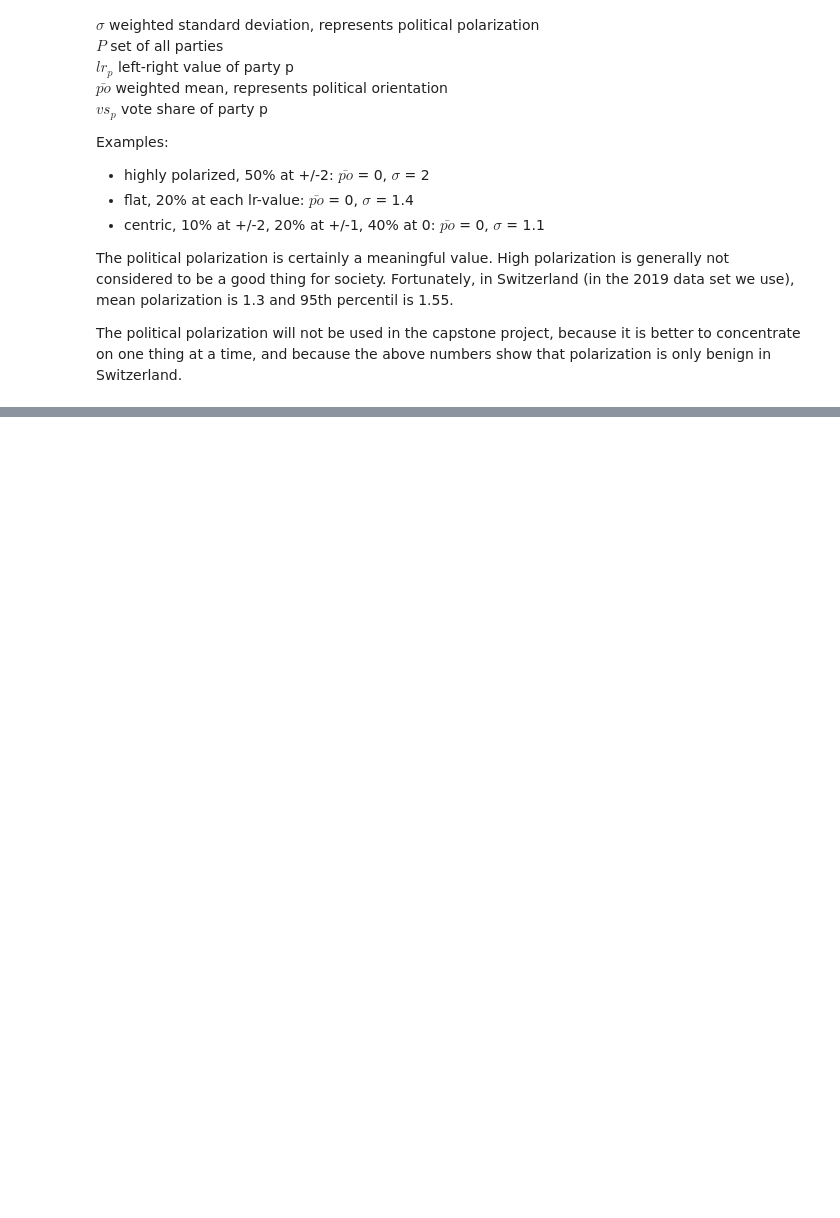
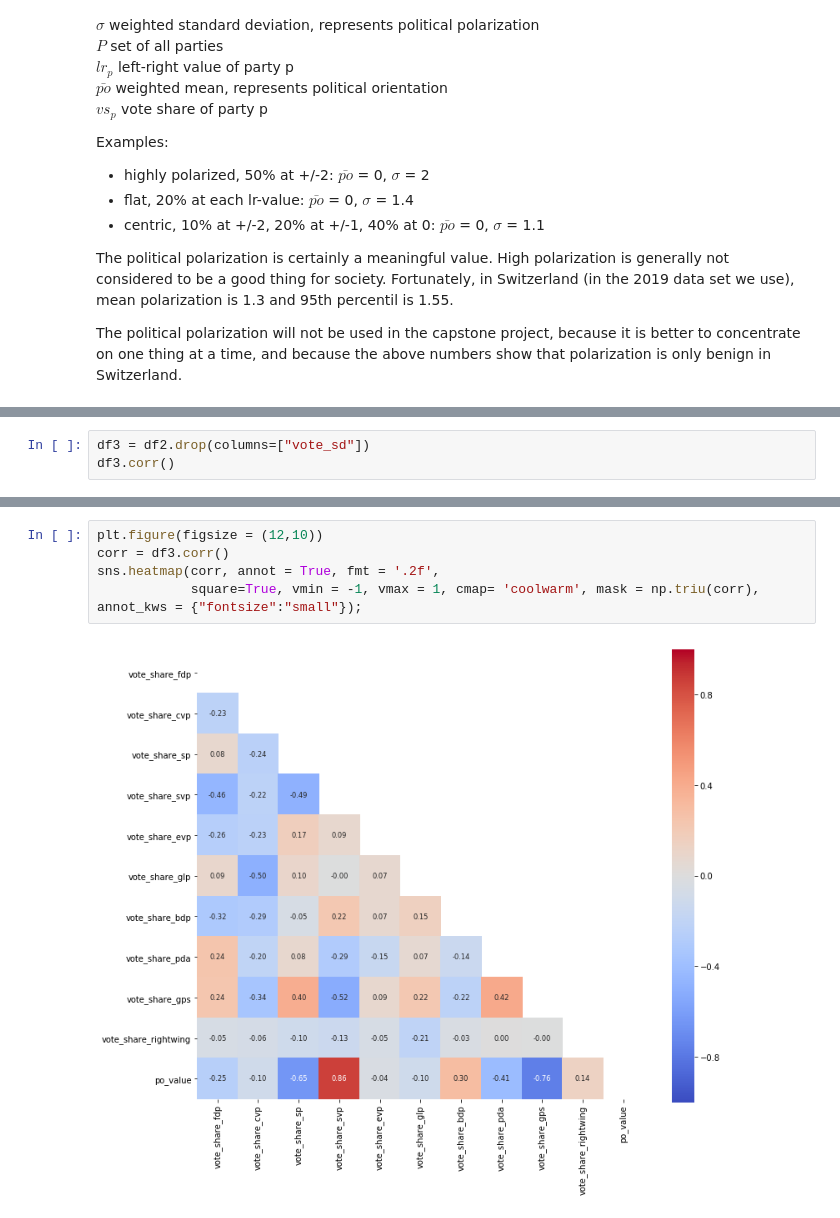
Before and after one commit to jschrein/epfl-exts-adsml-capstone-proposal, a Jupyter notebook: Political Parties in CH.ipynb, the cells around one changed output, grey strips where cells are left out. Cells and saved outputs as stored; diff of their text form; blank space fills up the shorter version.

```diff
--- a/Political Parties in CH.ipynb
+++ b/Political Parties in CH.ipynb
@@ -109,0 +215,3 @@ The political polarization will not be used in the capstone project, because it
+# %%
+df3 = df2.drop(columns=["vote_sd"])
+df3.corr()
@@ -109,0 +231,7 @@ The political polarization will not be used in the capstone project, because it
+# %%
+plt.figure(figsize = (12,10))
+corr = df3.corr()
+sns.heatmap(corr, annot = True, fmt = '.2f',
+            square=True, vmin = -1, vmax = 1, cmap= 'coolwarm', mask = np.triu(corr), annot_kws = {"fontsize":"small"});
+# %% [output]
+[figure, added]
```
Also changed, not shown: parts of 14 cells of this notebook.
